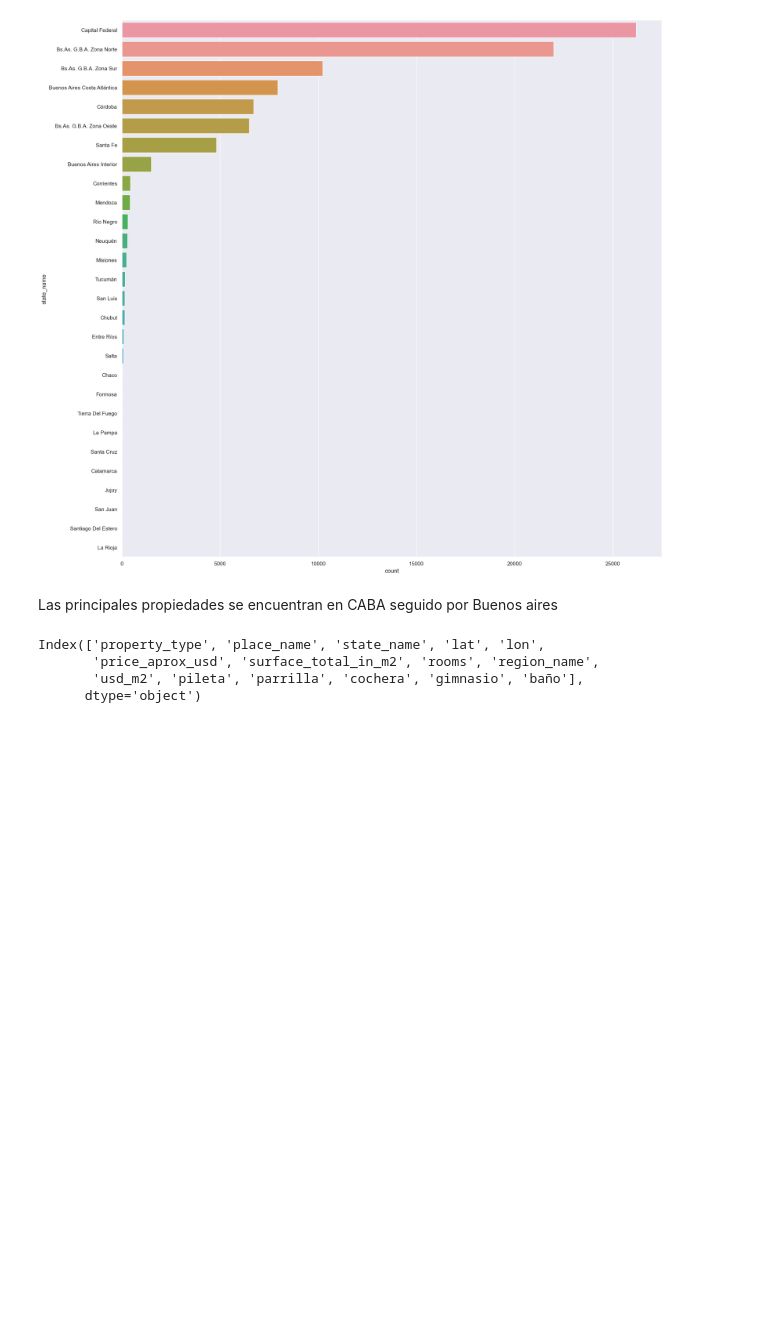
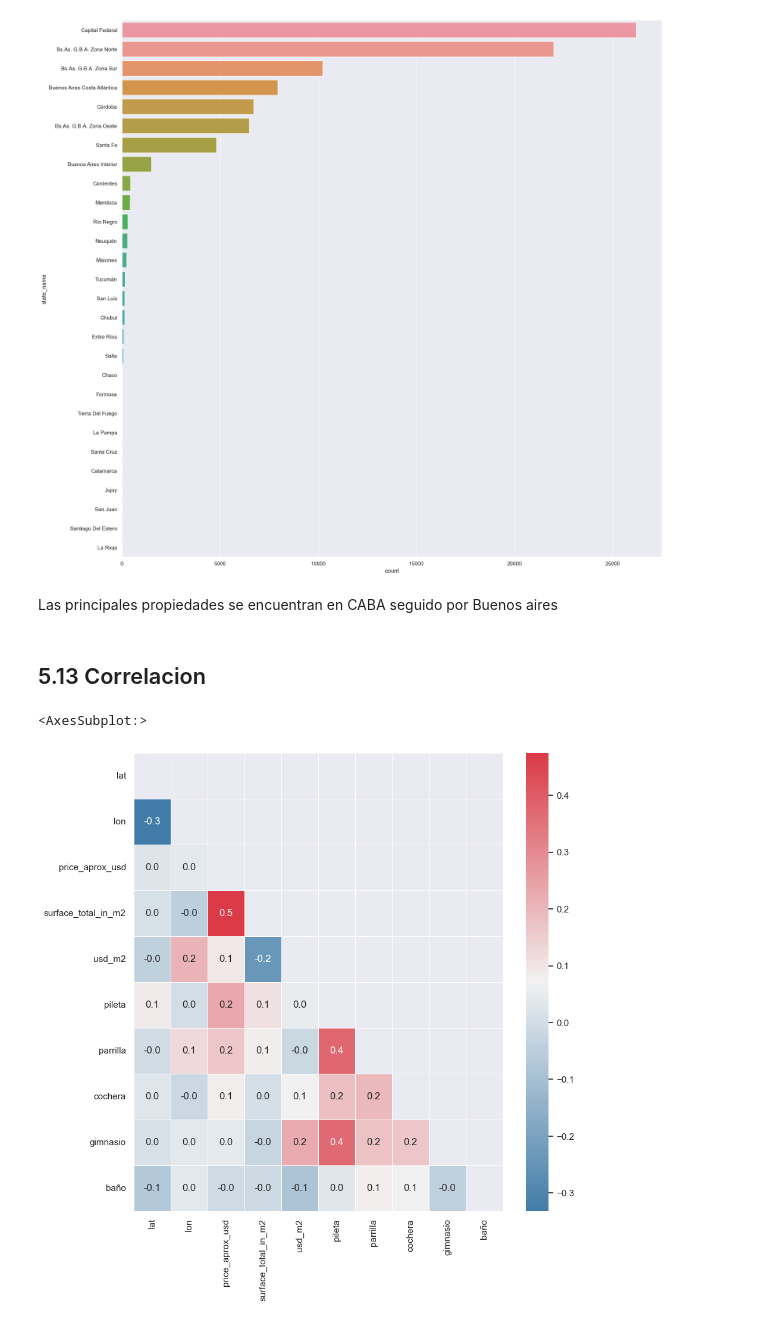
Before and after one commit to JoaquinC-1/TP_DH, a Jupyter notebook: TP_properati_new.ipynb, the cells around one changed output. Drawn from its saved outputs; the diff is of its cells as text; code cells hidden in the pictures; blank space fills up the shorter version.

```diff
--- a/TP_properati_new.ipynb
+++ b/TP_properati_new.ipynb
@@ -923,0 +925,4 @@ Observamos que en un 69% pudimos obtener baños y en un 42% cocheras. Esto es ut
+# %%
+rooms_pattern = re.compile(r"\b(\d{1,2})\s*amb")
+describe_rooms = extract_description(rooms_pattern,data).astype(float)
+describe_rooms.unique()
@@ -923,0 +932,3 @@ Observamos que en un 69% pudimos obtener baños y en un 42% cocheras. Esto es ut
+# %%
+# Fill la columna rooms original
+data.rooms.fillna(describe_rooms, inplace=True)
@@ -923,0 +953,8 @@ Observamos que en un 69% pudimos obtener baños y en un 42% cocheras. Esto es ut
+# %%
+# Reemplazo numero de ambientes por sus categorias
+
+data.rooms.loc[data.rooms >= 4] = "4 o mas ambientes"
+data.rooms.loc[data.rooms == 1] = "1 ambiente"
+data.rooms.loc[data.rooms == 2] = "2 ambientes"
+data.rooms.loc[data.rooms == 3] = "3 ambientes"
+data.rooms.loc[data.rooms.isna()] = "Sin informacion"
@@ -1064,10 +1127,20 @@ sns.countplot(data=data, y="state_name", orient="h",order = data['state_name'].v
 [figure]
 # %% [markdown]
 Las principales propiedades se encuentran en CABA seguido por Buenos aires
-# %%
-data.columns
-# %% [output]
-Index(['property_type', 'place_name', 'state_name', 'lat', 'lon',
-       'price_aprox_usd', 'surface_total_in_m2', 'rooms', 'region_name',
-       'usd_m2', 'pileta', 'parrilla', 'cochera', 'gimnasio', 'baño'],
-      dtype='object')
+# %% [markdown]
+## 5.13 Correlacion
+# %%
+# Creamos nueva variable con solo los valores numericos
+numerical_clean = data.select_dtypes((["uint8","float"]))
+# %%
+# Calculamos correlacion
+numerical_clean_corr = numerical_clean.corr()
+
+#Graficamos
+fig,ax = plt.subplots(figsize=(10, 10))
+cmap = sns.diverging_palette(240, 10, n=9, as_cmap=True)
+matrix = np.triu(numerical_clean_corr)
+sns.heatmap(numerical_clean_corr, annot=True, linewidths=.5, fmt= '.1f',ax=ax, cmap=cmap, mask=matrix)
+# %% [output]
+<AxesSubplot:>
+[figure, added]
```
Also changed, not shown: parts of 18 cells of this notebook.
